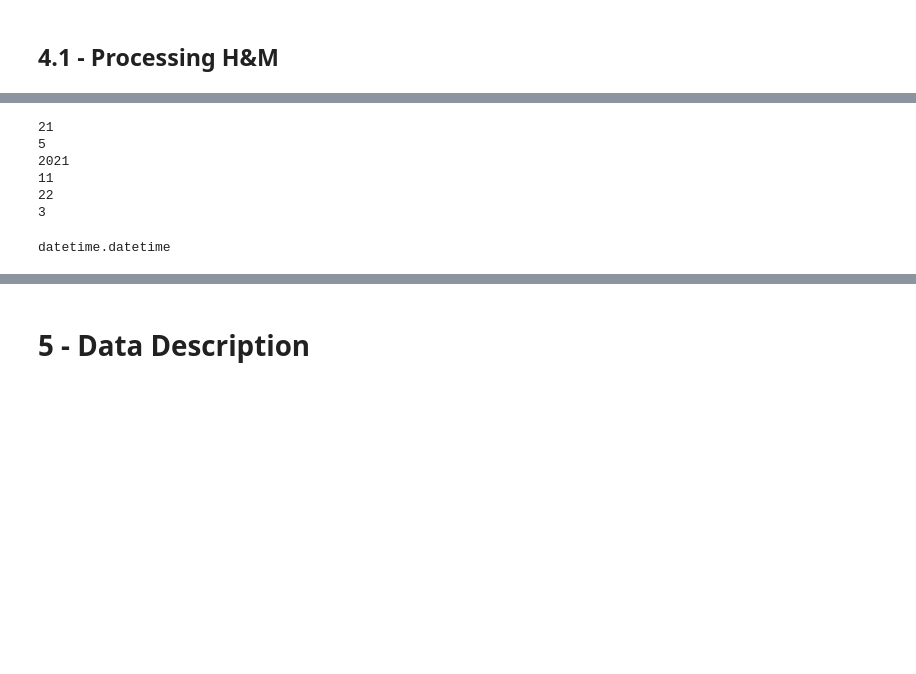
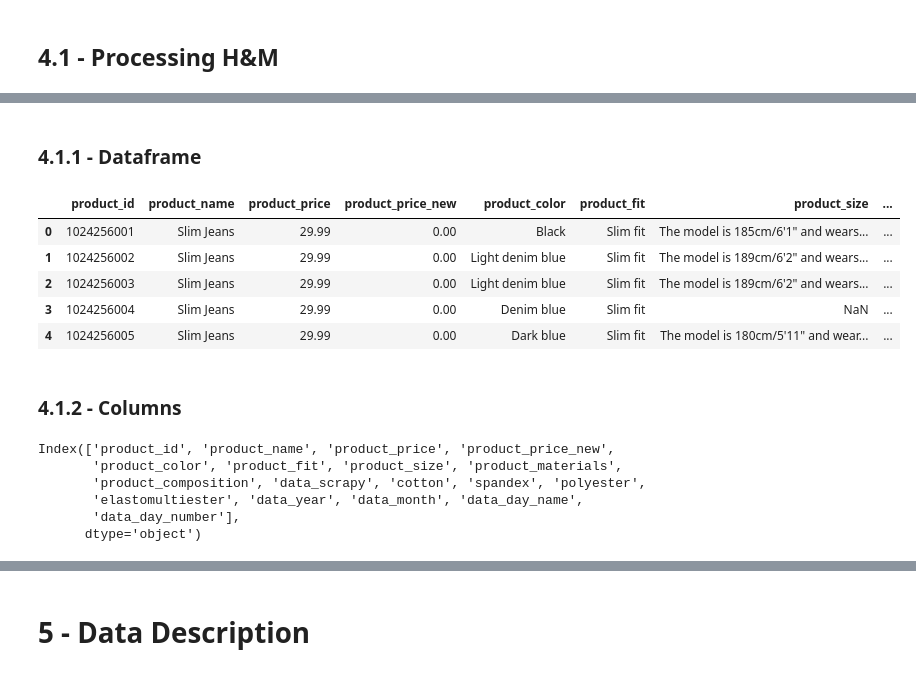
Before and after one commit to Mat004/Web-Scraping-Star-Jeans, a Jupyter notebook: p02_webscraping.ipynb, the cells around one changed output, grey strips where cells are left out. Saved outputs shown, nothing was run; the diff lists cells and outputs as text; code cells hidden in the pictures; blank space fills up the shorter version.

```diff
--- a/p02_webscraping.ipynb
+++ b/p02_webscraping.ipynb
@@ -356,21 +384,33 @@ data_hm
-# %%
-date = '2021-05-21 11:22:03'
-datem = datetime.strptime(date, "%Y-%m-%d %H:%M:%S")
-
-print(datem.day)        # 21
-print(datem.month)      # 5
-print(datem.year)       # 2021
-print(datem.hour)       # 11
-print(datem.minute)     # 22
-print(datem.second)     # 3
-# %% [output]
-21
-5
-2021
-11
-22
-3
-# %%
-type(datem)
-# %% [output]
-datetime.datetime
+# %% [markdown]
+### 4.1.1 - Dataframe
+# %%
+# Passo 1: Carregando os dados
+data_hm = dp_hm('data_h&m.csv')
+
+
+# Passo 2: Aplicando regex para tratar os dados
+data_hm = regex_hm(data_hm)
+
+
+# Passo 3: Modificando o tipo dos dados
+data_hm = column_hm(data_hm)
+
+data_hm.head()
+# %% [output]
+|  | product_id | product_name | product_price | product_price_new | product_color | product_fit | product_size | ... |
+| 0 | 1024256001 | Slim Jeans | 29.99 | 0.00 | Black | Slim fit | The model is 185cm/6'1" and wears... | ... |
+| 1 | 1024256002 | Slim Jeans | 29.99 | 0.00 | Light denim blue | Slim fit | The model is 189cm/6'2" and wears... | ... |
+| 2 | 1024256003 | Slim Jeans | 29.99 | 0.00 | Light denim blue | Slim fit | The model is 189cm/6'2" and wears... | ... |
+| 3 | 1024256004 | Slim Jeans | 29.99 | 0.00 | Denim blue | Slim fit | NaN | ... |
+| 4 | 1024256005 | Slim Jeans | 29.99 | 0.00 | Dark blue | Slim fit | The model is 180cm/5'11" and wear... | ... |
+# %% [markdown]
+### 4.1.2 - Columns
+# %%
+data_hm.columns
+# %% [output]
+Index(['product_id', 'product_name', 'product_price', 'product_price_new',
+       'product_color', 'product_fit', 'product_size', 'product_materials',
+       'product_composition', 'data_scrapy', 'cotton', 'spandex', 'polyester',
+       'elastomultiester', 'data_year', 'data_month', 'data_day_name',
+       'data_day_number'],
+      dtype='object')
```
Also changed, not shown: parts of 25 cells of this notebook.
